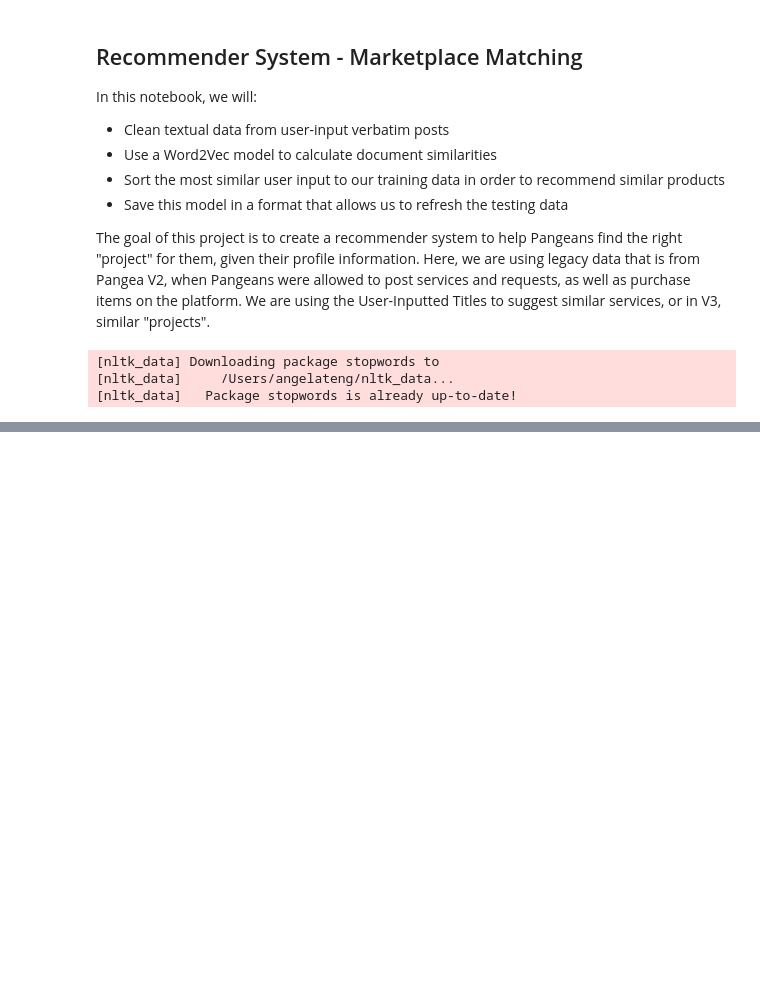
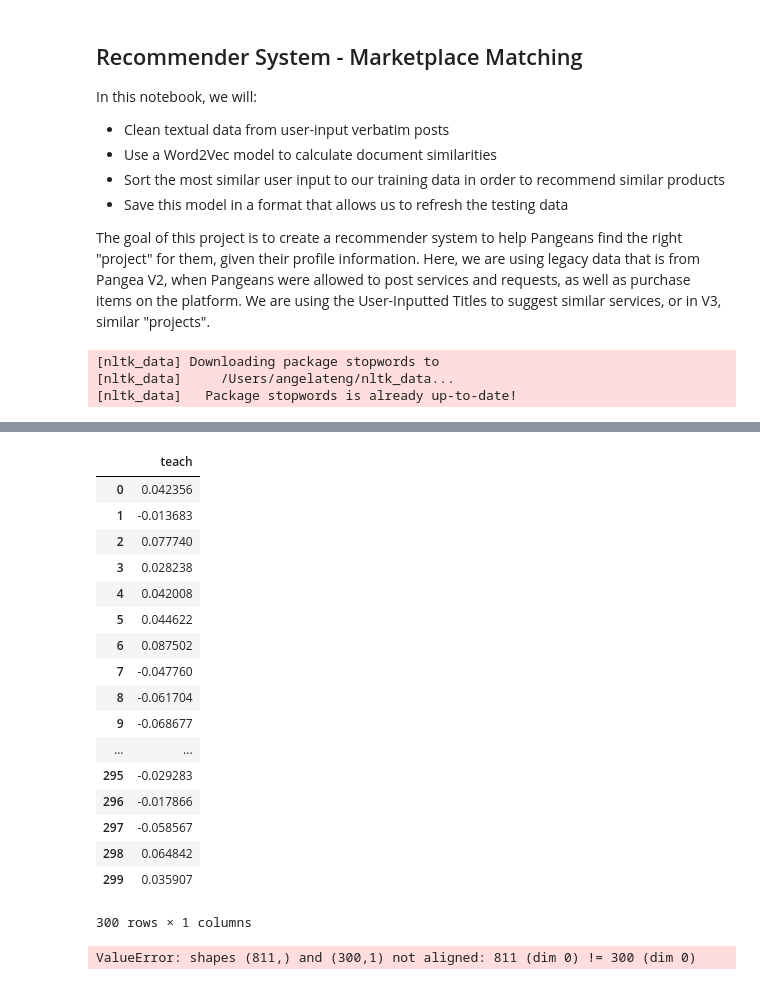
Before and after one commit to angelaaaateng/Projects, a Jupyter notebook: Pangea_RS_Cleaned.ipynb, the cells around one changed output, grey strips where cells are left out. Saved outputs shown, nothing was run; the diff lists cells and outputs as text; code cells hidden in the pictures; blank space fills up the shorter version.

```diff
--- a/Pangea_RS_Cleaned.ipynb
+++ b/Pangea_RS_Cleaned.ipynb
@@ -119,12 +162,17 @@ def vectorize_and_store_existing_titles():
 # %%
 #can change this directory later
 
-with open('allPostData.json') as fresh_data:
+#test post
+with open('firstPost.json') as fresh_data:
     user_post = json.load(fresh_data)
 
-json_df = pd.DataFrame.from_dict(json_normalize(user_post), orient='columns')
 
-def vectorize_new_title(json_df):
+
+#should only take in a single post at a time
+
+def vectorize_new_title(user_post):
+    json_df = pd.DataFrame.from_dict(json_normalize(user_post), orient='columns')
+
     title = json_df["title"]
 
     json_post_titles = [title for title in title];
@@ -135,7 +183,6 @@ def vectorize_new_title(json_df):
     stoplist = set(stopwords.words('english'));
     json_titles_nostopwords = [[word for word in title if word not in stoplist] for title in json_clean_words];
 
-    model = gensim.models.KeyedVectors.load_word2vec_format('GoogleNews-vectors-negative300.bin', binary = True);
     json_filtered_word_list = [[word for word in title if word in model.vocab] for title in json_titles_nostopwords];
 
     json_title_vectors = {}
@@ -152,4 +199,25 @@ def vectorize_new_title(json_df):
     return(json_vectorized_titles)
 
 #vectorize_new_title(json_df)
+# %%
+vectorize_new_title(user_post)
+# %% [output]
+|  | teach |
+| 0 | 0.042356 |
+| 1 | -0.013683 |
+| 2 | 0.077740 |
+| 3 | 0.028238 |
+| 4 | 0.042008 |
+| 5 | 0.044622 |
+| 6 | 0.087502 |
+| 7 | -0.047760 |
+| 8 | -0.061704 |
+| 9 | -0.068677 |
+| ... | ... |
+| 295 | -0.029283 |
+| 296 | -0.017866 |
+| 297 | -0.058567 |
+| 298 | 0.064842 |
+| 299 | 0.035907 |
+300 rows × 1 columns
 # %%
@@ -169,0 +244,4 @@ def rank_existing_titles(vectorized_title):
+# %%
+rank_existing_titles(vectorized_title)
+# %% [output]
+ValueError: shapes (811,) and (300,1) not aligned: 811 (dim 0) != 300 (dim 0)
```
Also changed, not shown: parts of 10 cells of this notebook.
